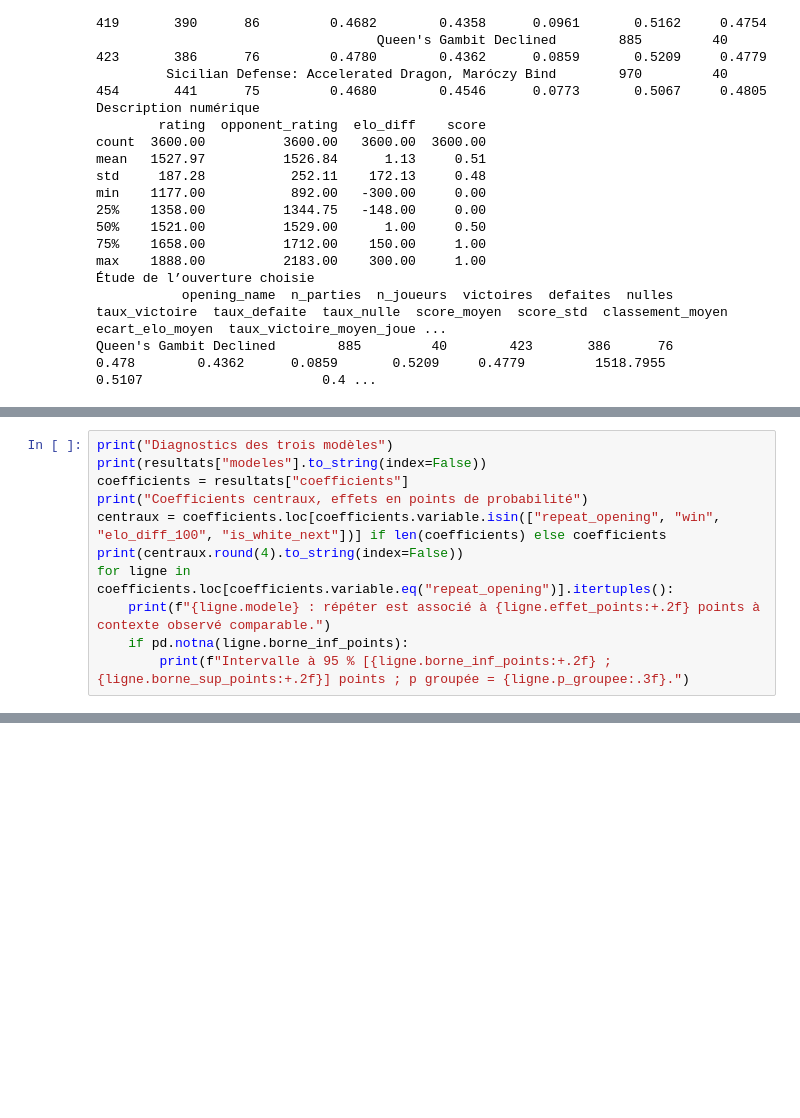
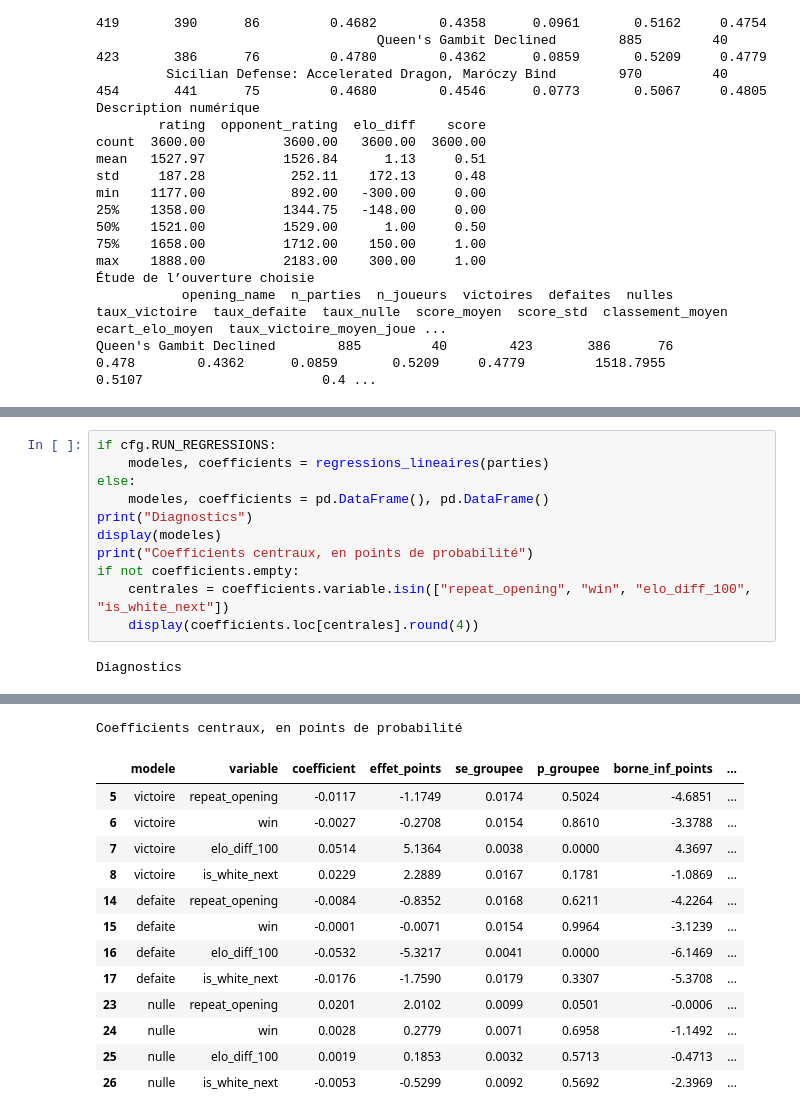
Before and after one commit to Hadrienfonrojet/ANALYSE-MARCHE-, a Jupyter notebook: Analyse_data.ipynb, the cells around one changed output, grey strips where cells are left out. Drawn from its saved outputs; the diff is of its cells as text; blank space fills up the shorter version.

```diff
--- a/Analyse_data.ipynb
+++ b/Analyse_data.ipynb
@@ -313,11 +270,0 @@ Les erreurs-types sont groupées par compte. Le code masque l’inférence pour
-# %%
-print("Diagnostics des trois modèles")
-print(resultats["modeles"].to_string(index=False))
-coefficients = resultats["coefficients"]
-print("Coefficients centraux, effets en points de probabilité")
-centraux = coefficients.loc[coefficients.variable.isin(["repeat_opening", "win", "elo_diff_100", "is_white_next"])] if len(coefficients) else coefficients
-print(centraux.round(4).to_string(index=False))
-for ligne in coefficients.loc[coefficients.variable.eq("repeat_opening")].itertuples():
-    print(f"{ligne.modele} : répéter est associé à {ligne.effet_points:+.2f} points à contexte observé comparable.")
-    if pd.notna(ligne.borne_inf_points):
-        print(f"Intervalle à 95 % [{ligne.borne_inf_points:+.2f} ; {ligne.borne_sup_points:+.2f}] points ; p groupée = {ligne.p_groupee:.3f}.")
@@ -372,0 +569,13 @@ reproductibilite.json True
+# %%
+if cfg.RUN_REGRESSIONS:
+    modeles, coefficients = regressions_lineaires(parties)
+else:
+    modeles, coefficients = pd.DataFrame(), pd.DataFrame()
+print("Diagnostics")
+display(modeles)
+print("Coefficients centraux, en points de probabilité")
+if not coefficients.empty:
+    centrales = coefficients.variable.isin(["repeat_opening", "win", "elo_diff_100", "is_white_next"])
+    display(coefficients.loc[centrales].round(4))
+# %% [output]
+Diagnostics
@@ -372,0 +586,14 @@ reproductibilite.json True
+Coefficients centraux, en points de probabilité
+|  | modele | variable | coefficient | effet_points | se_groupee | p_groupee | borne_inf_points | ... |
+| 5 | victoire | repeat_opening | -0.0117 | -1.1749 | 0.0174 | 0.5024 | -4.6851 | ... |
+| 6 | victoire | win | -0.0027 | -0.2708 | 0.0154 | 0.8610 | -3.3788 | ... |
+| 7 | victoire | elo_diff_100 | 0.0514 | 5.1364 | 0.0038 | 0.0000 | 4.3697 | ... |
+| 8 | victoire | is_white_next | 0.0229 | 2.2889 | 0.0167 | 0.1781 | -1.0869 | ... |
+| 14 | defaite | repeat_opening | -0.0084 | -0.8352 | 0.0168 | 0.6211 | -4.2264 | ... |
+| 15 | defaite | win | -0.0001 | -0.0071 | 0.0154 | 0.9964 | -3.1239 | ... |
+| 16 | defaite | elo_diff_100 | -0.0532 | -5.3217 | 0.0041 | 0.0000 | -6.1469 | ... |
+| 17 | defaite | is_white_next | -0.0176 | -1.7590 | 0.0179 | 0.3307 | -5.3708 | ... |
+| 23 | nulle | repeat_opening | 0.0201 | 2.0102 | 0.0099 | 0.0501 | -0.0006 | ... |
+| 24 | nulle | win | 0.0028 | 0.2779 | 0.0071 | 0.6958 | -1.1492 | ... |
+| 25 | nulle | elo_diff_100 | 0.0019 | 0.1853 | 0.0032 | 0.5713 | -0.4713 | ... |
+| 26 | nulle | is_white_next | -0.0053 | -0.5299 | 0.0092 | 0.5692 | -2.3969 | ... |
```
Also changed, not shown: parts of 56 cells of this notebook, 26 other files.
